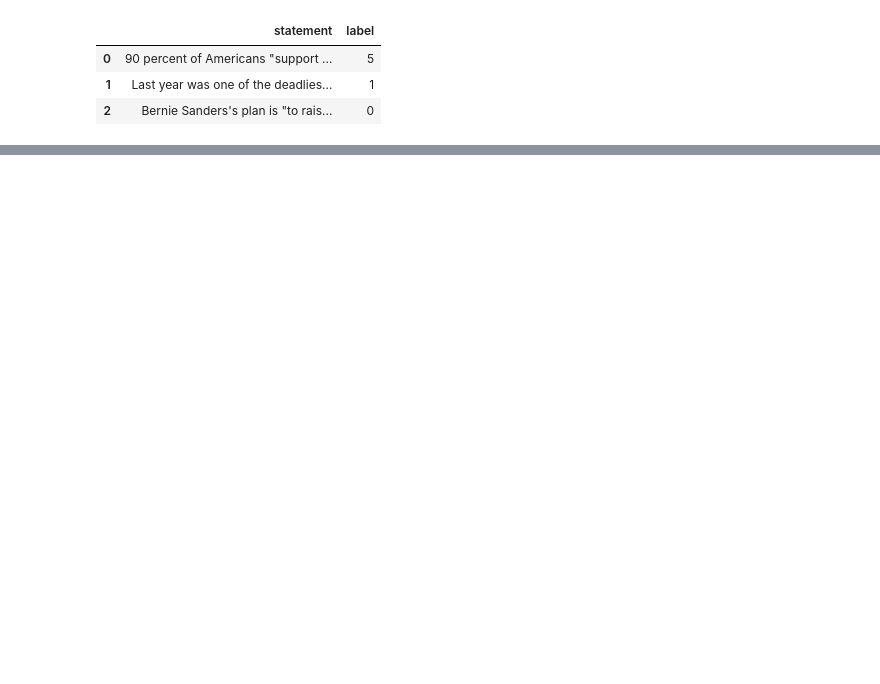
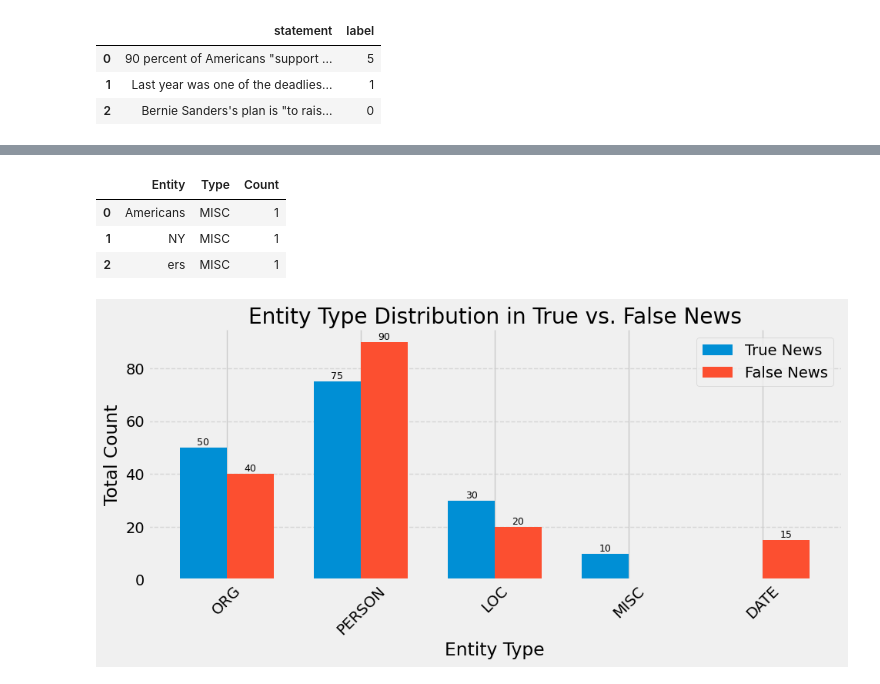
Before and after one commit to matusstanko/NLPD_18, a Jupyter notebook: part1.ipynb, the cells around one changed output, grey strips where cells are left out. Saved outputs shown, nothing was run; the diff lists cells and outputs as text; code cells hidden in the pictures; blank space fills up the shorter version.

Commit message:
bert

```diff
--- a/part1.ipynb
+++ b/part1.ipynb
@@ -122,0 +135,75 @@ See the caveats in the documentation: https://pandas.pydata.org/pandas-docs/stab
+# %%
+df_RoBert_true_entities.head(3)
+# %% [output]
+|  | Entity | Type | Count |
+| 0 | Americans | MISC | 1 |
+| 1 | NY | MISC | 1 |
+| 2 | ers | MISC | 1 |
+# %%
+import numpy as np
+import matplotlib.pyplot as plt
+
+# SAMPLE DATA: Replace these with your actual groupby results
+import pandas as pd
+data_true = {'Type': ['ORG','PERSON','LOC','MISC'], 'Count': [50, 75, 30, 10]}
+data_false = {'Type': ['ORG','PERSON','LOC','DATE'], 'Count': [40, 90, 20, 15]}
+df_RoBert_true_entities = pd.DataFrame(data_true)
+df_RoBert_false_entities = pd.DataFrame(data_false)
+
+# Get entity types and their counts
+true_counts = df_RoBert_true_entities.groupby("Type")["Count"].sum()
+false_counts = df_RoBert_false_entities.groupby("Type")["Count"].sum()
+
+# Align both datasets to have the same entity types
+all_types = list(set(true_counts.index).union(set(false_counts.index)))
+true_counts = true_counts.reindex(all_types, fill_value=0)
+false_counts = false_counts.reindex(all_types, fill_value=0)
+
+# Set up bar positions
+x = np.arange(len(all_types))
+width = 0.35  # Bar width
+
+# Use a modern style
+plt.style.use('fivethirtyeight')
+
+# Create the figure
+plt.figure(figsize=(10, 5))
+
+# Plot bars side by side (colors automatically picked by Matplotlib)
+bars_true = plt.bar(x - width/2, true_counts, width, label="True News")
+bars_false = plt.bar(x + width/2, false_counts, width, label="False News")
+
+# Add a grid for better readability
+plt.grid(True, axis='y', linestyle='--', alpha=0.7)
+
+# Remove top and right spines for a cleaner look
+ax = plt.gca()
+ax.spines['top'].set_visible(False)
+ax.spines['right'].set_visible(False)
+
+# Labels and styling
+plt.xlabel("Entity Type")
+plt.ylabel("Total Count")
+plt.title("Entity Type Distribution in True vs. False News")
+plt.xticks(x, all_types, rotation=45)
+plt.legend()
+
+# (Optional) Annotate the bars with their exact values
+for bar_group in [bars_true, bars_false]:
+    for bar in bar_group:
+        height = bar.get_height()
+        if height > 0:
+            plt.text(
+                bar.get_x() + bar.get_width() / 2,
+                height,
+                f"{height}",
+                ha="center",
+                va="bottom",
+                fontsize=9
+            )
+
+# Show plot
+plt.tight_layout()
+plt.show()
+# %% [output]
+[figure, added]
```
Also changed, not shown: parts of 17 cells of this notebook, 3 other files.
